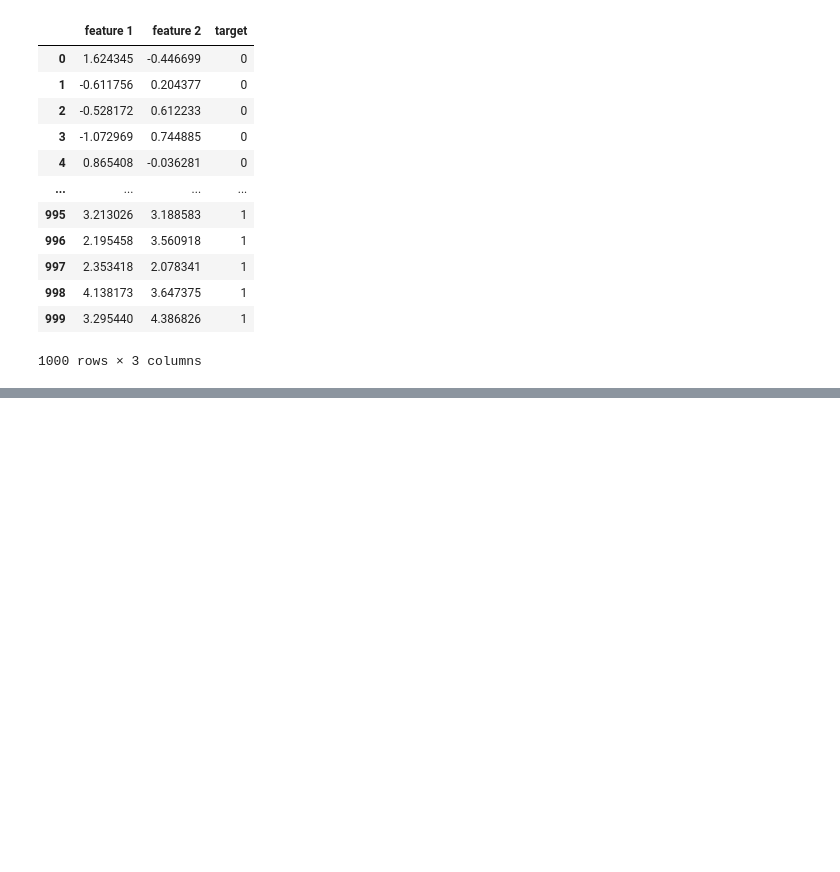
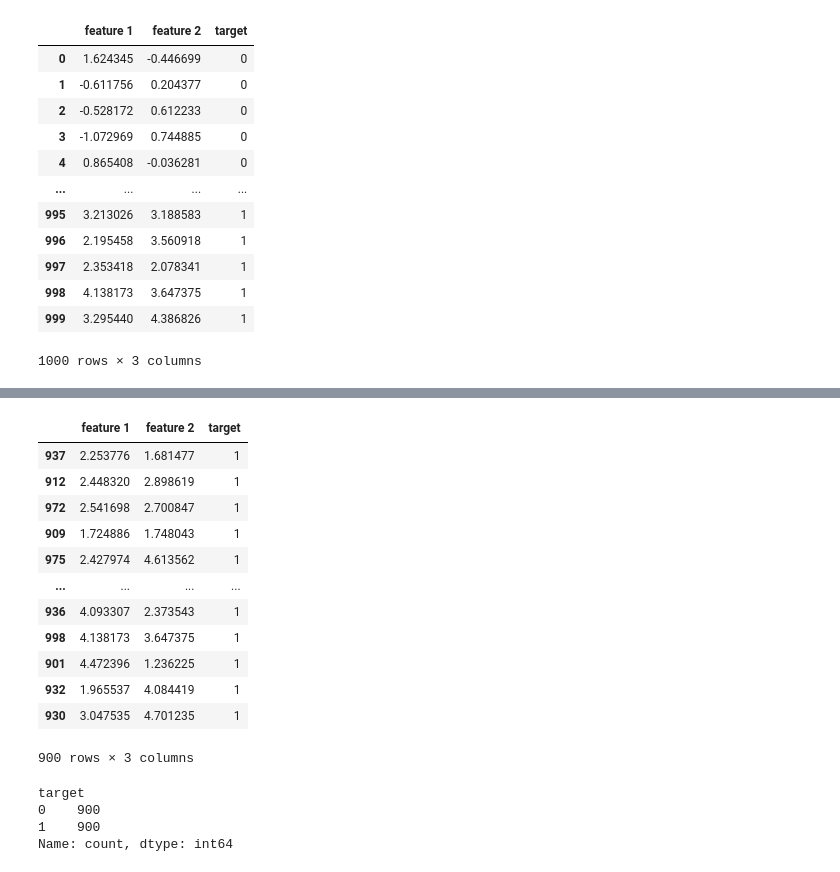
Before and after one commit to arybadj/machine-learning, a Jupyter notebook: sampling/app.ipynb, the cells around one changed output, grey strips where cells are left out. Saved outputs shown, nothing was run; the diff lists cells and outputs as text; code cells hidden in the pictures; blank space fills up the shorter version.

```diff
--- a/sampling/app.ipynb
+++ b/sampling/app.ipynb
@@ -100,0 +138,20 @@ df
+# %%
+# if replace is true <it means data points can be repeated
+from sklearn.utils import resample
+df_minority_unsampled=resample(df_minority,replace=True,n_samples= len(df_majority),random_state=1)
+# %%
+df_minority_unsampled
+# %% [output]
+|  | feature 1 | feature 2 | target |
+| 937 | 2.253776 | 1.681477 | 1 |
+| 912 | 2.448320 | 2.898619 | 1 |
+| 972 | 2.541698 | 2.700847 | 1 |
+| 909 | 1.724886 | 1.748043 | 1 |
+| 975 | 2.427974 | 4.613562 | 1 |
+| ... | ... | ... | ... |
+| 936 | 4.093307 | 2.373543 | 1 |
+| 998 | 4.138173 | 3.647375 | 1 |
+| 901 | 4.472396 | 1.236225 | 1 |
+| 932 | 1.965537 | 4.084419 | 1 |
+| 930 | 3.047535 | 4.701235 | 1 |
+900 rows × 3 columns
@@ -100,0 +160,7 @@ df
+# %%
+df_upsampled.target.value_counts()
+# %% [output]
+target
+0    900
+1    900
+Name: count, dtype: int64
```
Also changed, not shown: parts of 15 cells of this notebook.
